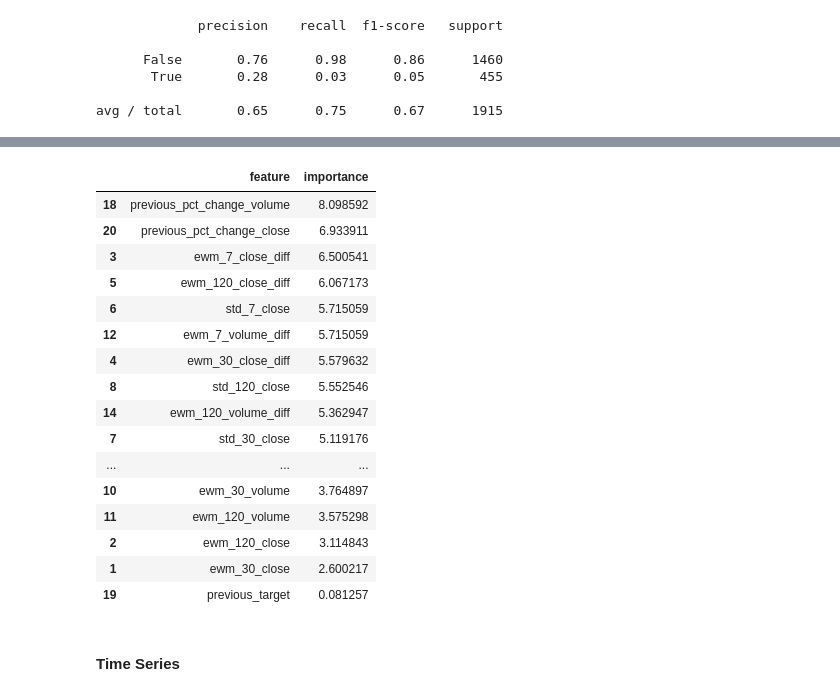
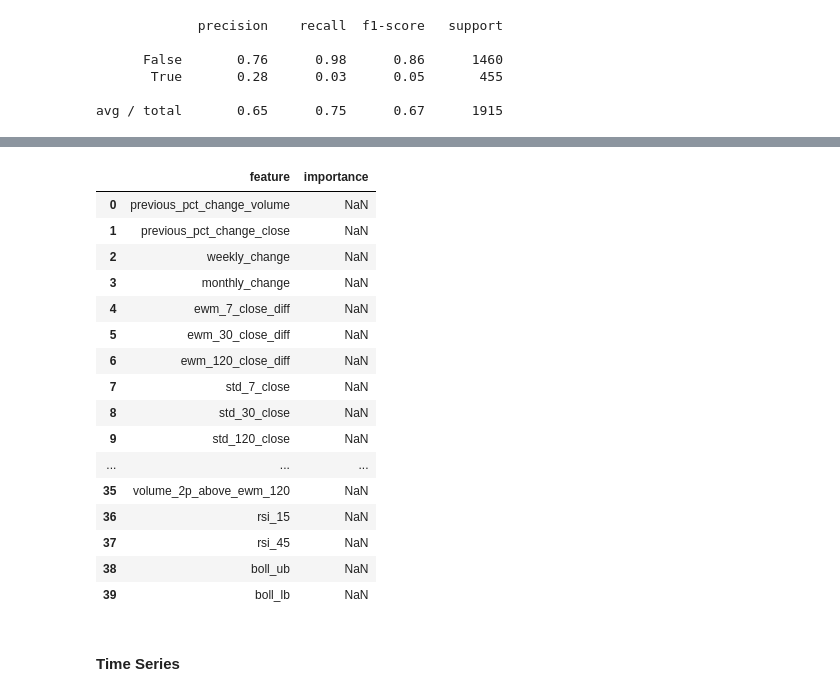
Before and after one commit to faizanahemad/data-science-utils, a Jupyter notebook: data_science_utils/financial/Stock Analysis.ipynb, the cells around one changed output, grey strips where cells are left out. Saved outputs shown, nothing was run; the diff lists cells and outputs as text; code cells hidden in the pictures.

```diff
--- a/data_science_utils/financial/Stock Analysis.ipynb
+++ b/data_science_utils/financial/Stock Analysis.ipynb
@@ -1428,7 +1428,7 @@ NameError: name 'get_all_details' is not defined
 nifty = pd.read_csv("ind_nifty50list.csv")
 nifty_symbols = list(nifty['Symbol'].values)
 # %%
-accumulator=get_all_company_from_mf("MSB1174")
+accumulator=get_all_company_from_mf("MSB1174",threadpool_size=32)
 # %% [output]
 Some characters could not be decoded, and were replaced with REPLACEMENT CHARACTER.
 Some characters could not be decoded, and were replaced with REPLACEMENT CHARACTER.
@@ -1462,7 +1462,7 @@ for key in all_prices_df.keys():
 # %%
 
 for df in all_prices_df.values():
-    df[["pct_change_close","pct_change_volume"]] = df.pct_change()
+    df[["pct_change_close","pct_change_volume"]] = df[['close','volume']].pct_change()
     df['previous_pct_change_close'] = df['pct_change_close'].shift(1)
     df['previous_pct_change_volume'] = df['pct_change_volume'].shift(1)
     df['target'] = df['pct_change_close']>0.01
@@ -1641,0 +1770,37 @@ avg / total       0.65      0.75      0.67      1915
+# %%
+df = nifty_five_years.sort_index(ascending=True,inplace=False)
+pv_features = ['previous_pct_change_volume','previous_pct_change_close',"weekly_change","monthly_change",
+ 'ewm_7_close_diff',
+ 'ewm_30_close_diff',
+ 'ewm_120_close_diff',
+ 'std_7_close',
+ 'std_30_close',
+ 'std_120_close',
+ 'ewm_7_volume_diff',
+ 'ewm_30_volume_diff',
+ 'ewm_120_volume_diff',
+ 'std_7_volume',
+ 'std_30_volume',
+ 'std_120_volume']
+target = 'pct_change_close'
+
+technical_features = ['rsi_15_overbought', 'rsi_15_oversold', 'rsi_45_overbought', 'rsi_45_oversold', 'rsi_15_trend_up', 'rsi_15_trend_down', 'rsi_45_trend_up', 'rsi_45_trend_down', 'close_2p_below_ewm_7', 'close_2p_below_ewm_30', 'close_2p_below_ewm_120', 'close_2p_above_ewm_7', 'close_2p_above_ewm_30', 'close_2p_above_ewm_120', 'volume_2p_below_ewm_7', 'volume_2p_below_ewm_30',
+       'volume_2p_below_ewm_120', 'volume_2p_above_ewm_7', 'volume_2p_above_ewm_30', 'volume_2p_above_ewm_120','rsi_15', 'rsi_45', 'boll_ub', 'boll_lb',]
+
+
+
+features = pv_features+technical_features
+# features = ['previous_pct_change_volume','previous_pct_change_close','rsi_15', 'rsi_45','boll_ub', 'boll_lb','ewm_30_close_diff','ewm_30_volume_diff',]
+
+
+train_date = pd.to_datetime("30-06-2018",format="%d-%m-%Y")
+df_train = df[df.index<=train_date]
+
+
+from pandas.tseries.offsets import BDay
+test_date = train_date - BDay(look_back)
+test_date_end = pd.to_datetime("30-07-2018",format="%d-%m-%Y")
+df_test = df[(df.index>=test_date)&(df.index<=test_date_end)]
+
+xgr=xgb.XGBRegressor(n_estimators=100, learning_rate=0.5, gamma=1,max_depth=12,n_jobs=48,missing=np.nan)
+xgr.fit(df_train[features],df_train[target])
@@ -1642,23 +1831,23 @@ avg / total       0.65      0.75      0.67      1915
 # %%
-model_utils.feature_importance(xgc,df_test,features)
+model_utils.feature_importance(xgr,df_test,features)
 # %% [output]
 |  | feature | importance |
-| 18 | previous_pct_change_volume | 8.098592 |
-| 20 | previous_pct_change_close | 6.933911 |
-| 3 | ewm_7_close_diff | 6.500541 |
-| 5 | ewm_120_close_diff | 6.067173 |
-| 6 | std_7_close | 5.715059 |
-| 12 | ewm_7_volume_diff | 5.715059 |
-| 4 | ewm_30_close_diff | 5.579632 |
-| 8 | std_120_close | 5.552546 |
-| 14 | ewm_120_volume_diff | 5.362947 |
-| 7 | std_30_close | 5.119176 |
+| 0 | previous_pct_change_volume | NaN |
+| 1 | previous_pct_change_close | NaN |
+| 2 | weekly_change | NaN |
+| 3 | monthly_change | NaN |
+| 4 | ewm_7_close_diff | NaN |
+| 5 | ewm_30_close_diff | NaN |
+| 6 | ewm_120_close_diff | NaN |
+| 7 | std_7_close | NaN |
+| 8 | std_30_close | NaN |
+| 9 | std_120_close | NaN |
 | ... | ... | ... |
-| 10 | ewm_30_volume | 3.764897 |
-| 11 | ewm_120_volume | 3.575298 |
-| 2 | ewm_120_close | 3.114843 |
-| 1 | ewm_30_close | 2.600217 |
-| 19 | previous_target | 0.081257 |
+| 35 | volume_2p_above_ewm_120 | NaN |
+| 36 | rsi_15 | NaN |
+| 37 | rsi_45 | NaN |
+| 38 | boll_ub | NaN |
+| 39 | boll_lb | NaN |
 # %% [markdown]
 #### Time Series
 # %%
```
Also changed, not shown: parts of 20 cells of this notebook.
